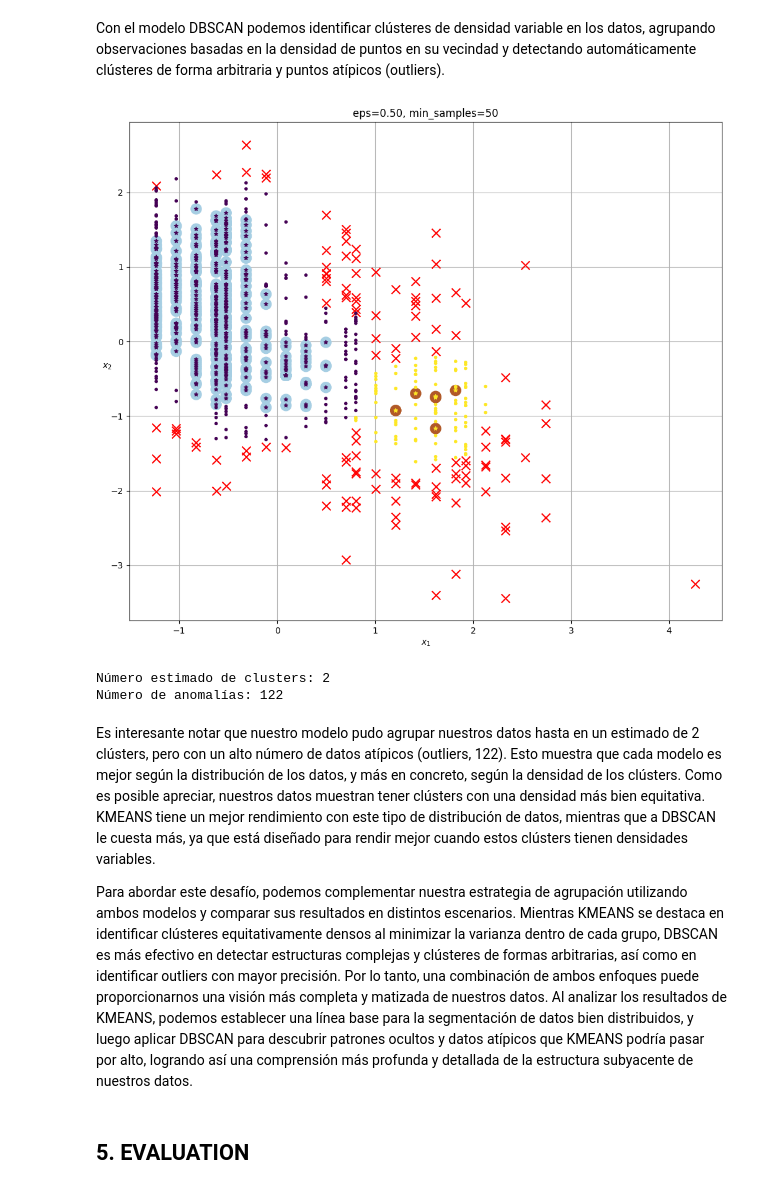
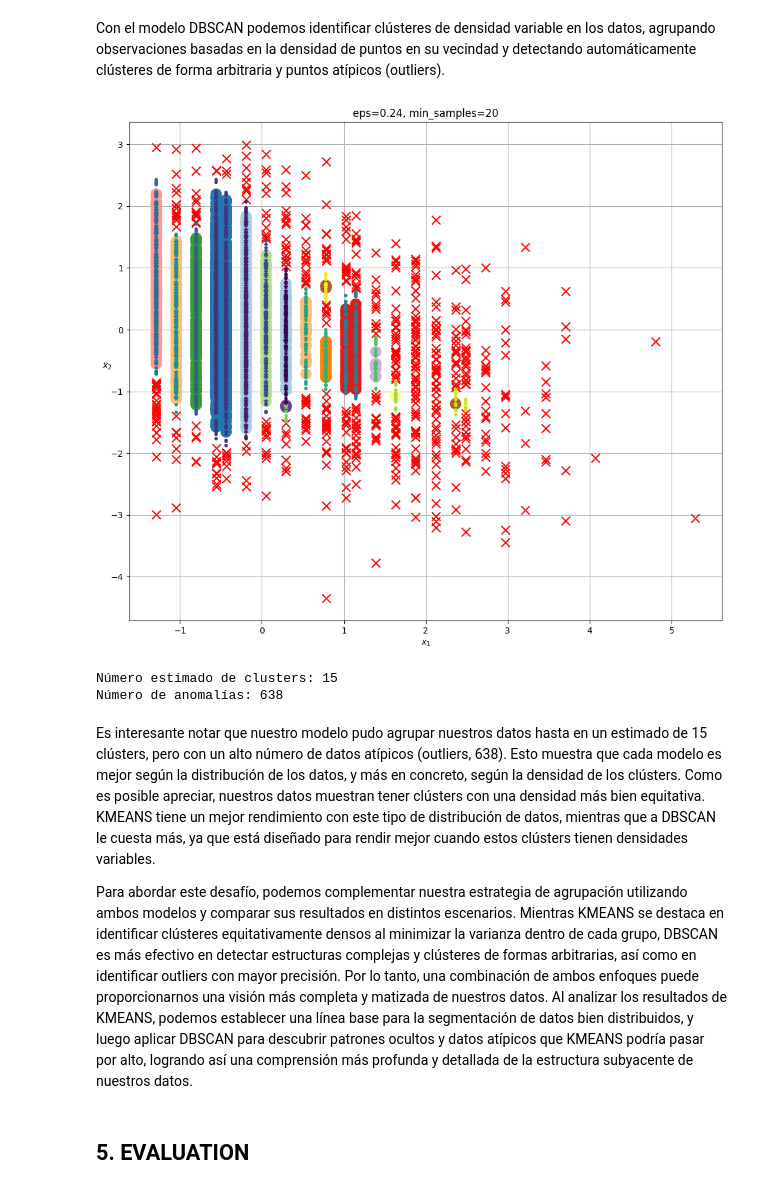
Before and after one commit to CristobalCabezas/datamining_duoc2024, a Jupyter notebook: ET/BIY7121_004V_ET_CristobalCabezas.ipynb, the cells around one changed output. Cells and saved outputs as stored; diff of their text form; code cells hidden in the pictures.

```diff
--- a/ET/BIY7121_004V_ET_CristobalCabezas.ipynb
+++ b/ET/BIY7121_004V_ET_CristobalCabezas.ipynb
@@ -338,7 +338,7 @@ Se ha decidido prescindir de los siguientes valores:
 * La columna categórica **RainToday**, ya que no será utilizada en nuestro análisis.
 * La columna **Z_Score** por tratase de una columna creada de manera temporal.
 # %%
-columns_to_remove = ['Date','WindGustDir','WindDir9am','WindDir3pm', 'Sunshine','Rainfall','RainToday']
+columns_to_remove = ['Date','WindGustDir','WindDir9am','WindDir3pm', 'Sunshine','Rainfall','RainToday', 'Z_Score']
 temp_df_transformed.drop(columns=columns_to_remove, inplace=True)
 # %%
 temp_df_transformed.isna().sum()
@@ -1423,39 +1431,39 @@ def plot_dbscan(dbscan, X, size, show_xlabels=True, show_ylabels=True):
     plt.scatter(anomalies[:, 0], anomalies[:, 1],
                 c="r", marker="x", s=100)
     plt.scatter(non_cores[:, 0], non_cores[:, 1],
                 c=dbscan.labels_[non_core_mask], marker=".")
     if show_xlabels:
         plt.xlabel("$x_1$")
     else:
         plt.tick_params(labelbottom=False)
     if show_ylabels:
         plt.ylabel("$x_2$", rotation=0)
     else:
         plt.tick_params(labelleft=False)
     plt.title(f"eps={dbscan.eps:.2f}, min_samples={dbscan.min_samples}")
     plt.grid()
     plt.gca().set_axisbelow(True)
 
 # Entrenamos nuestro DBSCAN
-db = DBSCAN(eps=0.5, min_samples=50).fit(X2)
+db = DBSCAN(eps=0.243, min_samples=20, metric='manhattan', metric_params=None, algorithm='brute', leaf_size=5, p=None, n_jobs=None).fit(X2)
 db_labels = db.labels_
 n_clusters_db_ = len(set(db_labels)) - (1 if -1 in db_labels else 0)
 
 # Generamos greficos
 plt.figure(figsize=(20, 9))
 plt.subplot(122)
 plot_dbscan(db, X2, size=150)
 save_fig("dbscan_plot")
 plt.show()
 
 print('Número estimado de clusters: %d' % n_clusters_db_)
 print("Número de anomalías:", np.sum(db_labels == -1))
 # %% [output]
-[figure, old version]
+[figure, new version]
-Número estimado de clusters: 2
-Número de anomalías: 122
+Número estimado de clusters: 15
+Número de anomalías: 638
 # %% [markdown]
-Es interesante notar que nuestro modelo pudo agrupar nuestros datos hasta en un estimado de 2 clústers, pero con un alto número de datos atípicos (outliers, 122). Esto muestra que cada modelo es mejor según la distribución de los datos, y más en concreto, según la densidad de los clústers. Como es posible apreciar, nuestros datos muestran tener clústers con una densidad más bien equitativa. KMEANS tiene un mejor rendimiento con este tipo de distribución de datos, mientras que a DBSCAN le cuesta más, ya que está diseñado para rendir mejor cuando estos clústers tienen densidades variables.
+Es interesante notar que nuestro modelo pudo agrupar nuestros datos hasta en un estimado de 15 clústers, pero con un alto número de datos atípicos (outliers, 638). Esto muestra que cada modelo es mejor según la distribución de los datos, y más en concreto, según la densidad de los clústers. Como es posible apreciar, nuestros datos muestran tener clústers con una densidad más bien equitativa. KMEANS tiene un mejor rendimiento con este tipo de distribución de datos, mientras que a DBSCAN le cuesta más, ya que está diseñado para rendir mejor cuando estos clústers tienen densidades variables.
 
 Para abordar este desafío, podemos complementar nuestra estrategia de agrupación utilizando ambos modelos y comparar sus resultados en distintos escenarios. Mientras KMEANS se destaca en identificar clústeres equitativamente densos al minimizar la varianza dentro de cada grupo, DBSCAN es más efectivo en detectar estructuras complejas y clústeres de formas arbitrarias, así como en identificar outliers con mayor precisión. Por lo tanto, una combinación de ambos enfoques puede proporcionarnos una visión más completa y matizada de nuestros datos. Al analizar los resultados de KMEANS, podemos establecer una línea base para la segmentación de datos bien distribuidos, y luego aplicar DBSCAN para descubrir patrones ocultos y datos atípicos que KMEANS podría pasar por alto, logrando así una comprensión más profunda y detallada de la estructura subyacente de nuestros datos.
 # %% [markdown]
```
Also changed, not shown: parts of 48 cells of this notebook.
